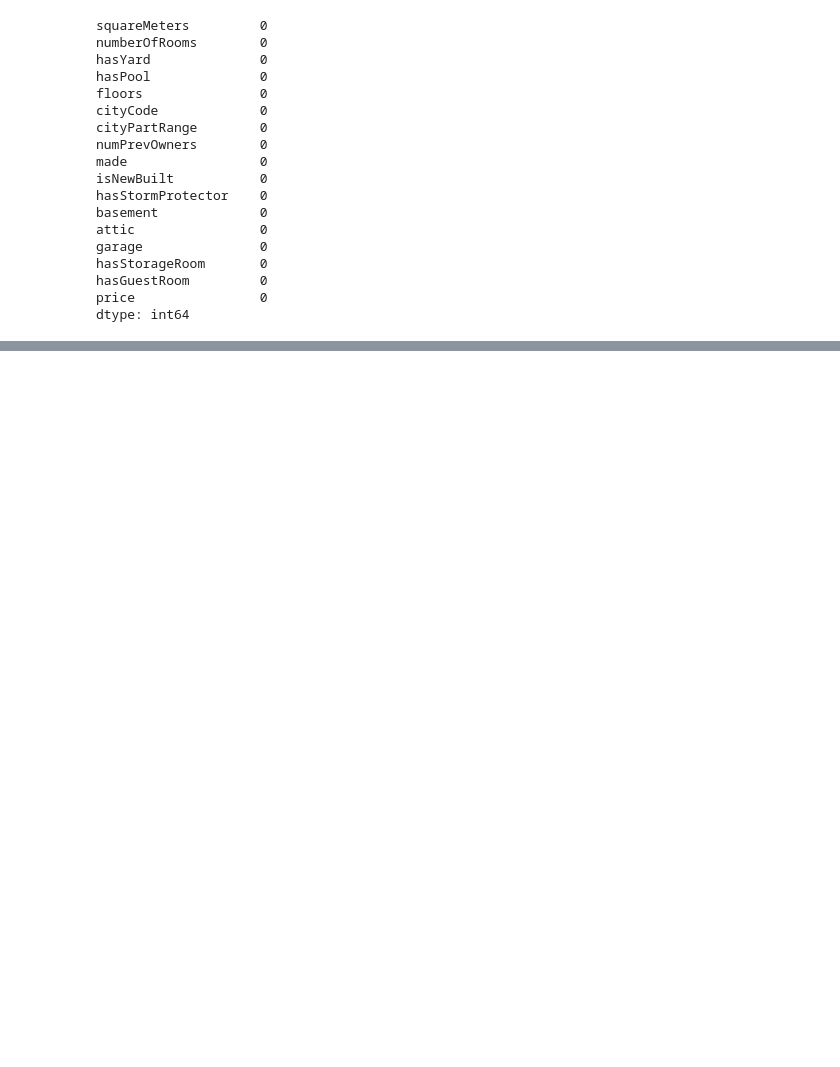
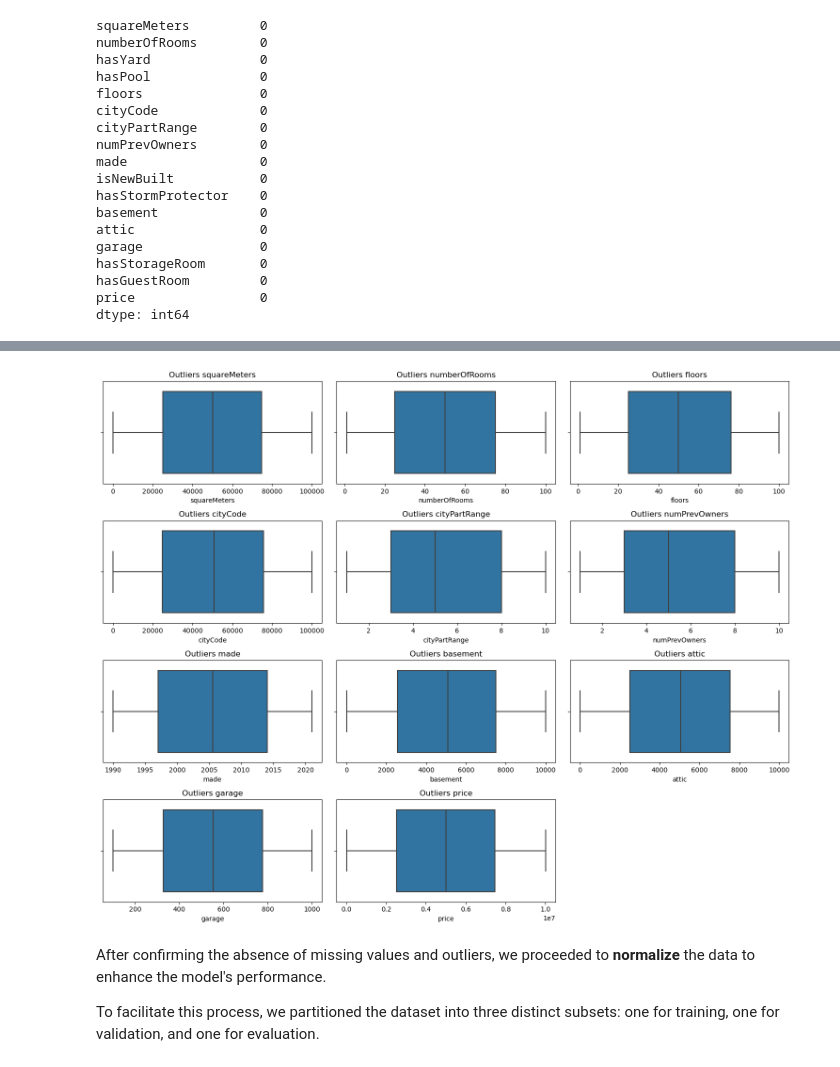
Before and after one commit to UxueGarciaRodriguez2/Prediction-of-Paris-Housing, a Jupyter notebook: Data_Procesing.ipynb, the cells around one changed output, grey strips where cells are left out. Drawn from its saved outputs; the diff is of its cells as text; code cells hidden in the pictures; blank space fills up the shorter version.

```diff
--- a/Data_Procesing.ipynb
+++ b/Data_Procesing.ipynb
@@ -53,0 +52,2 @@ El primer paso es analisis de **valores ausentes**
+# %%
+data = df = f.convert_category(data, ['hasYard', 'hasPool', 'isNewBuilt', 'hasStormProtector', 'hasStorageRoom', 'hasGuestRoom'])
@@ -100,0 +104,10 @@ for col in numeric_columns:
+# %%
+numeric_columns = data.select_dtypes(include=np.number).columns
+
+f.boxplot_outliers(data, numeric_columns)
+# %% [output]
+[figure, added]
+# %% [markdown]
+After confirming the absence of missing values and outliers, we proceeded to **normalize** the data to enhance the model's performance.
+
+To facilitate this process, we partitioned the dataset into three distinct subsets: one for training, one for validation, and one for evaluation.
```
Also changed, not shown: parts of 15 cells of this notebook, 4 other files.
